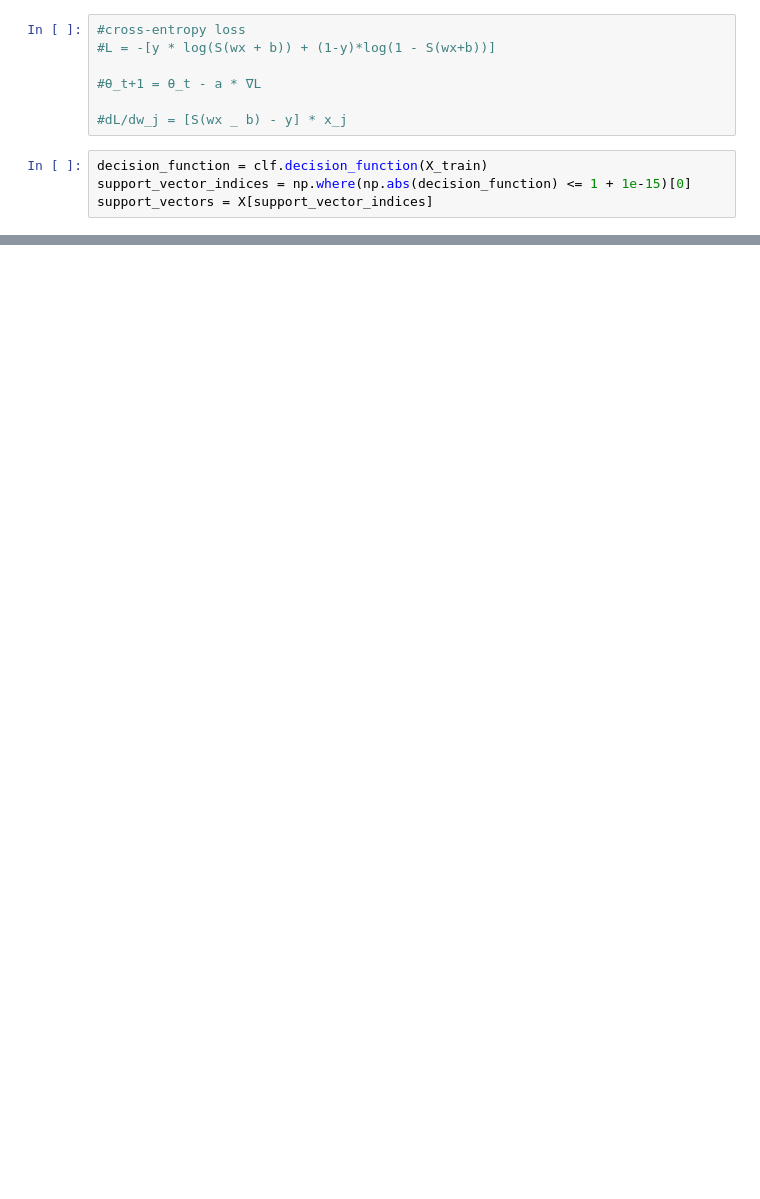
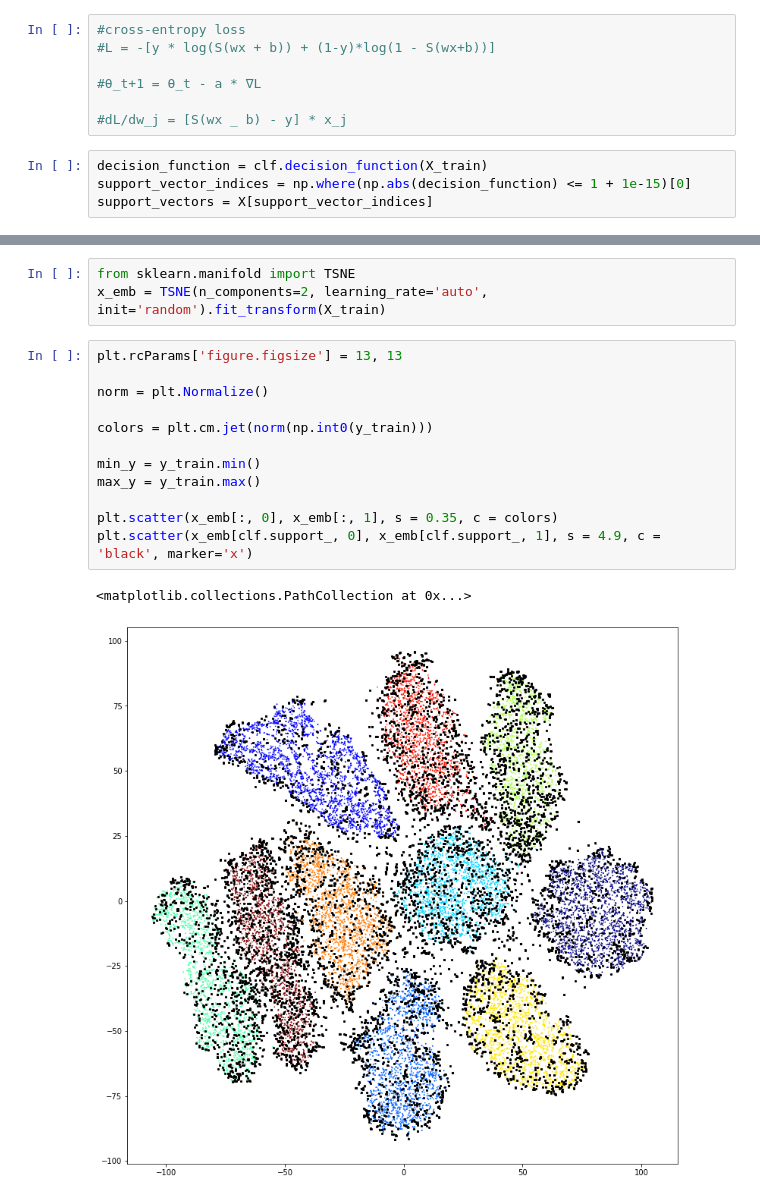
Before and after one commit to Altair200333/ML_tasks, a Jupyter notebook: task3/support_vectors.ipynb, the cells around one changed output, grey strips where cells are left out. Saved outputs shown, nothing was run; the diff lists cells and outputs as text; blank space fills up the shorter version.

```diff
--- a/task3/support_vectors.ipynb
+++ b/task3/support_vectors.ipynb
@@ -79,0 +80,18 @@ plotNumbers(support_vectors[idx], [0]*idx.shape[0], '')
+# %%
+from sklearn.manifold import TSNE
+x_emb = TSNE(n_components=2, learning_rate='auto', init='random').fit_transform(X_train)
+# %%
+plt.rcParams['figure.figsize'] = 13, 13
+
+norm = plt.Normalize()
+
+colors = plt.cm.jet(norm(np.int0(y_train)))
+
+min_y = y_train.min()
+max_y = y_train.max()
+
+plt.scatter(x_emb[:, 0], x_emb[:, 1], s = 0.35, c = colors)
+plt.scatter(x_emb[clf.support_, 0], x_emb[clf.support_, 1], s = 4.9, c = 'black', marker='x')
+# %% [output]
+<matplotlib.collections.PathCollection at 0x...>
+[figure, added]
```
Also changed, not shown: parts of 3 cells of this notebook, 8 other files.
